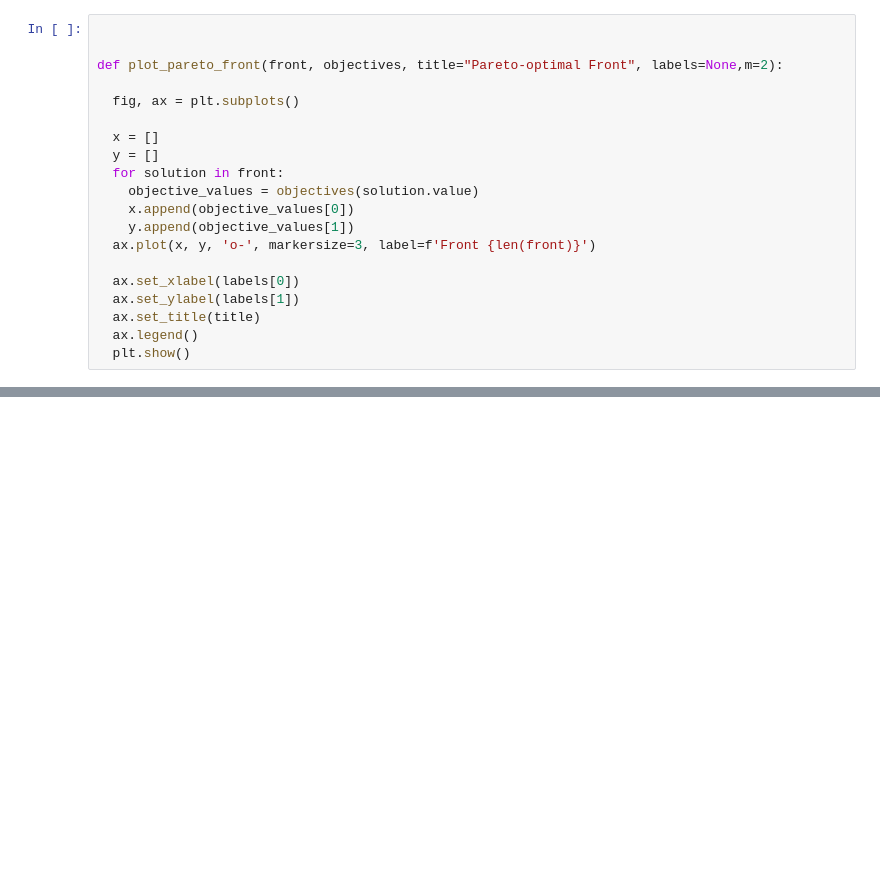
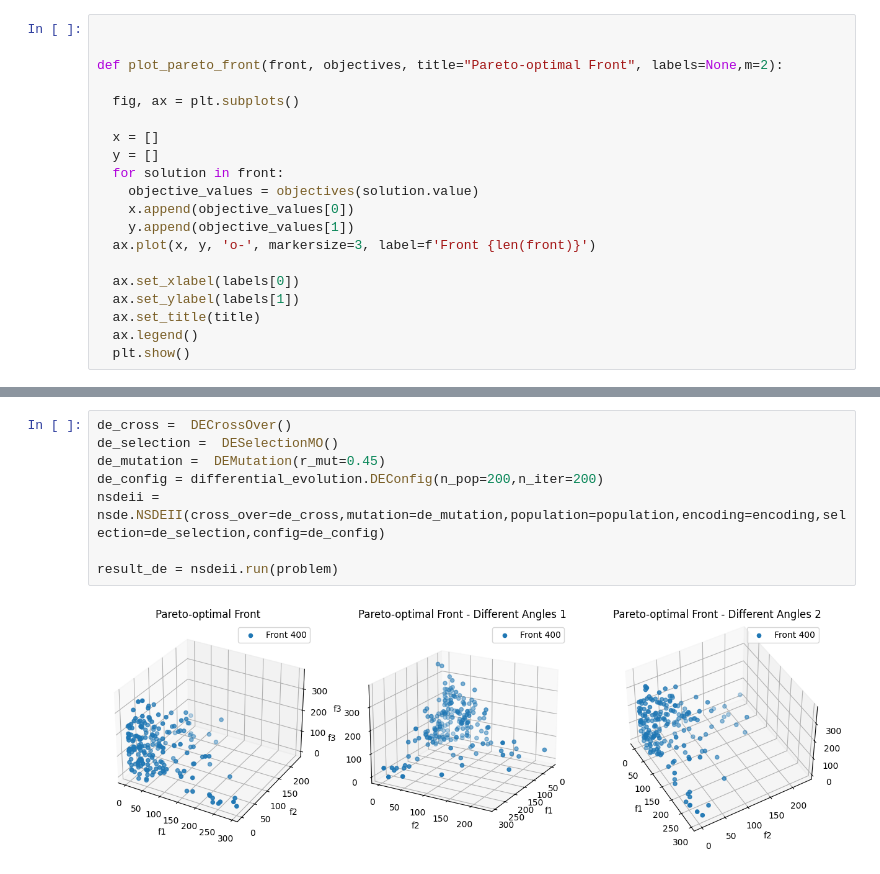
Before and after one commit to Butis498/GA, a Jupyter notebook: H4.ipynb, the cells around one changed output, grey strips where cells are left out. Drawn from its saved outputs; the diff is of its cells as text; blank space fills up the shorter version.

```diff
--- a/H4.ipynb
+++ b/H4.ipynb
@@ -152,0 +113,10 @@ print(problem([0.5]*10))
+# %%
+de_cross =  DECrossOver()
+de_selection =  DESelectionMO()
+de_mutation =  DEMutation(r_mut=0.45)
+de_config = differential_evolution.DEConfig(n_pop=200,n_iter=200)
+nsdeii = nsde.NSDEII(cross_over=de_cross,mutation=de_mutation,population=population,encoding=encoding,selection=de_selection,config=de_config)
+
+result_de = nsdeii.run(problem)
+# %% [output]
+[figure, added]
```
Also changed, not shown: parts of 10 cells of this notebook, 6 other files.
